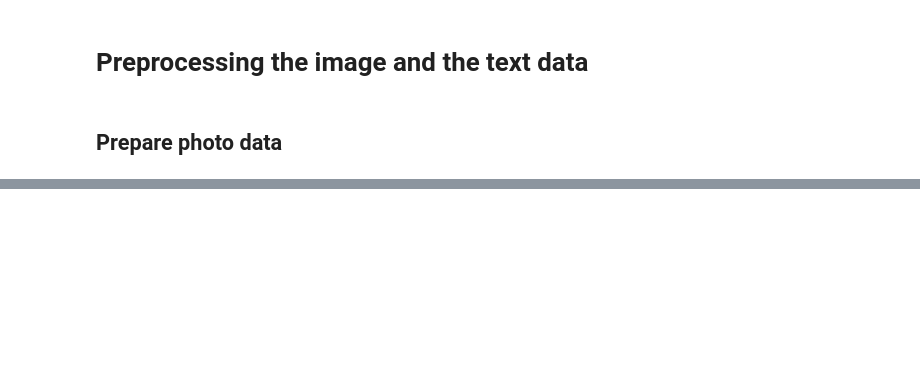
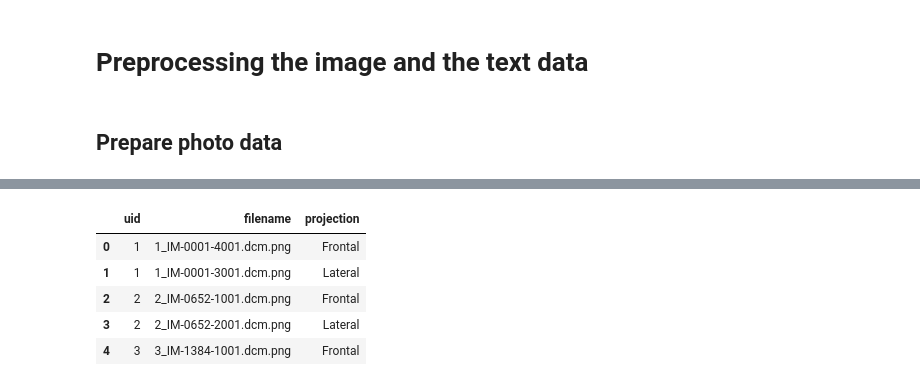
Before and after one commit to pan7ae/scientific_work, a Jupyter notebook: name.ipynb, the cells around one changed output, grey strips where cells are left out. Cells and saved outputs as stored; diff of their text form; code cells hidden in the pictures; blank space fills up the shorter version.

Commit message:
Preprocessed the image data, started working with text: merged csv-files

```diff
--- a/name.ipynb
+++ b/name.ipynb
@@ -49,0 +139,11 @@ with ZipFile(file=file_to_extract) as zip_file:
+# %%
+# Read in the projections data
+projections_df = pd.read_csv("/content/indiana_projections.csv")
+projections_df.head()
+# %% [output]
+|  | uid | filename | projection |
+| 0 | 1 | 1_IM-0001-4001.dcm.png | Frontal |
+| 1 | 1 | 1_IM-0001-3001.dcm.png | Lateral |
+| 2 | 2 | 2_IM-0652-1001.dcm.png | Frontal |
+| 3 | 2 | 2_IM-0652-2001.dcm.png | Lateral |
+| 4 | 3 | 3_IM-1384-1001.dcm.png | Frontal |
```
Also changed, not shown: parts of 12 cells of this notebook.
